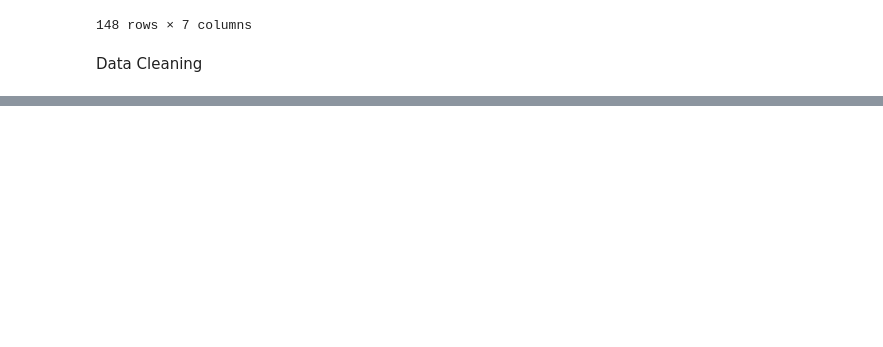
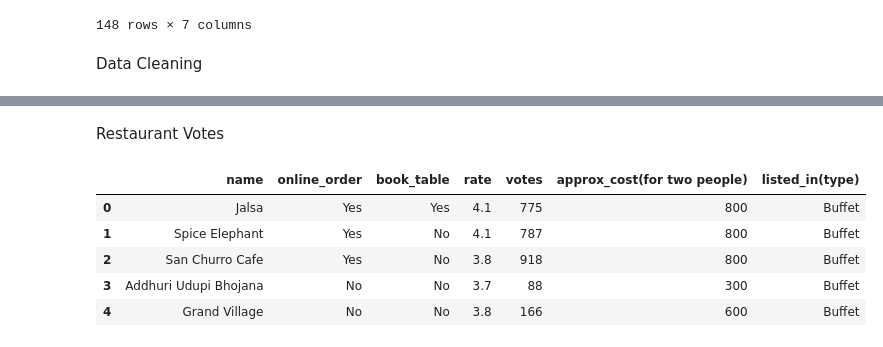
Before and after one commit to hardik18-hk19/zomato_ds, a Jupyter notebook: Zomato.ipynb, the cells around one changed output, grey strips where cells are left out. Saved outputs shown, nothing was run; the diff lists cells and outputs as text; code cells hidden in the pictures; blank space fills up the shorter version.

```diff
--- a/Zomato.ipynb
+++ b/Zomato.ipynb
@@ -60,0 +92,11 @@ handleRating(5.2/5)
+# %% [markdown]
+Restaurant Votes
+# %%
+df.head()
+# %% [output]
+|  | name | online_order | book_table | rate | votes | approx_cost(for two people) | listed_in(type) |
+| 0 | Jalsa | Yes | Yes | 4.1 | 775 | 800 | Buffet |
+| 1 | Spice Elephant | Yes | No | 4.1 | 787 | 800 | Buffet |
+| 2 | San Churro Cafe | Yes | No | 3.8 | 918 | 800 | Buffet |
+| 3 | Addhuri Udupi Bhojana | No | No | 3.7 | 88 | 300 | Buffet |
+| 4 | Grand Village | No | No | 3.8 | 166 | 600 | Buffet |
```
Also changed, not shown: parts of 7 cells of this notebook.
